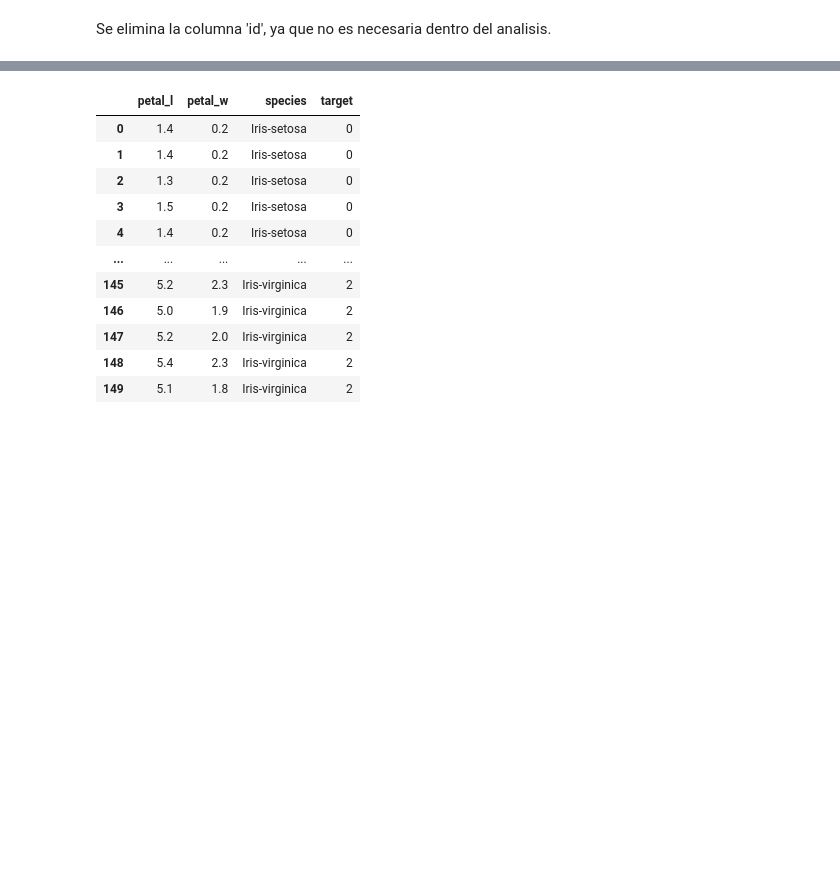
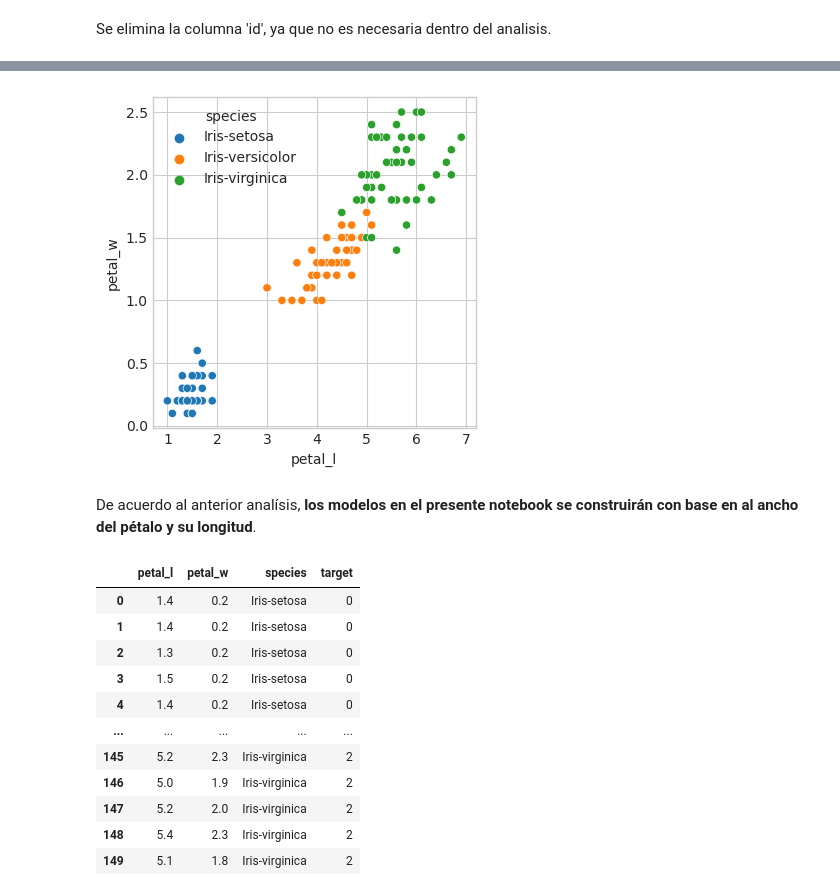
Before and after one commit to JoePortilla/IrisDataset-Classification, a Jupyter notebook: IrisDataset-Classification.ipynb, the cells around one changed output, grey strips where cells are left out. Cells and saved outputs as stored; diff of their text form; code cells hidden in the pictures; blank space fills up the shorter version.

```diff
--- a/IrisDataset-Classification.ipynb
+++ b/IrisDataset-Classification.ipynb
@@ -98,3 +121,14 @@ We'll use the petal length and width only for this analysis
+# %%
+# Ajustes de la figura de Matplotlib
+fig, ax = plt.subplots(figsize=(4, 4))
+
+sns.scatterplot(data=df, x="petal_l", y="petal_w", ax=ax, hue="species")
+
+plt.tight_layout()
+# %% [output]
+[figure, added]
+# %% [markdown]
+De acuerdo al anterior analísis, **los modelos en el presente notebook se construirán con base en al ancho del pétalo y su longitud**.
 # %%
 df_model = df.drop(['sepal_l','sepal_w'], axis=1)
 # %%
```
Also changed, not shown: parts of 38 cells of this notebook.
